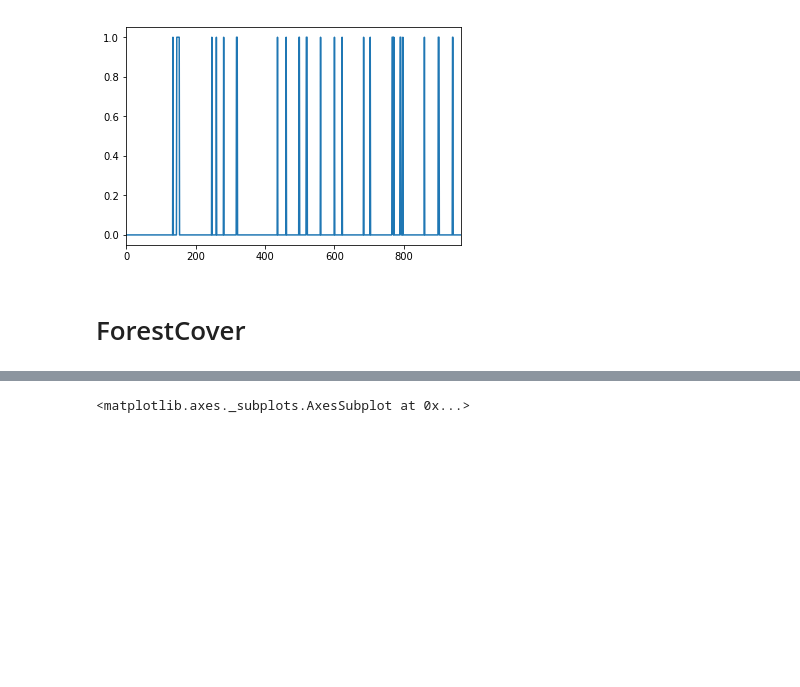
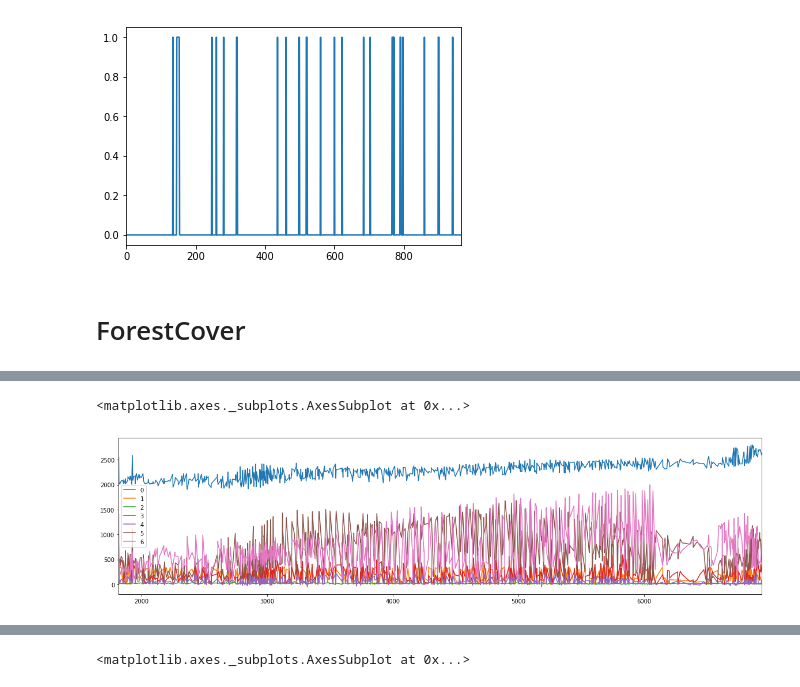
Before and after one commit to binli826/LSTM-Autoencoders, a Jupyter notebook: src/DataPreparation/Dataset description.ipynb, the cells around one changed output, grey strips where cells are left out. Saved outputs shown, nothing was run; the diff lists cells and outputs as text; code cells hidden in the pictures; blank space fills up the shorter version.

```diff
--- a/src/DataPreparation/Dataset description.ipynb
+++ b/src/DataPreparation/Dataset description.ipynb
@@ -228,0 +242,10 @@ forest.head()
+# %%
+type3 = forest[classlabel == 3]
+type4 = forest[classlabel == 4]
+type1 = forest[classlabel == 1]
+type2 = forest[classlabel == 2]
+# %%
+type3[:1000].plot(figsize=(20,5))
+# %% [output]
+<matplotlib.axes._subplots.AxesSubplot at 0x...>
+[figure, added]
```
Also changed, not shown: parts of 11 cells of this notebook, 4 other files.
